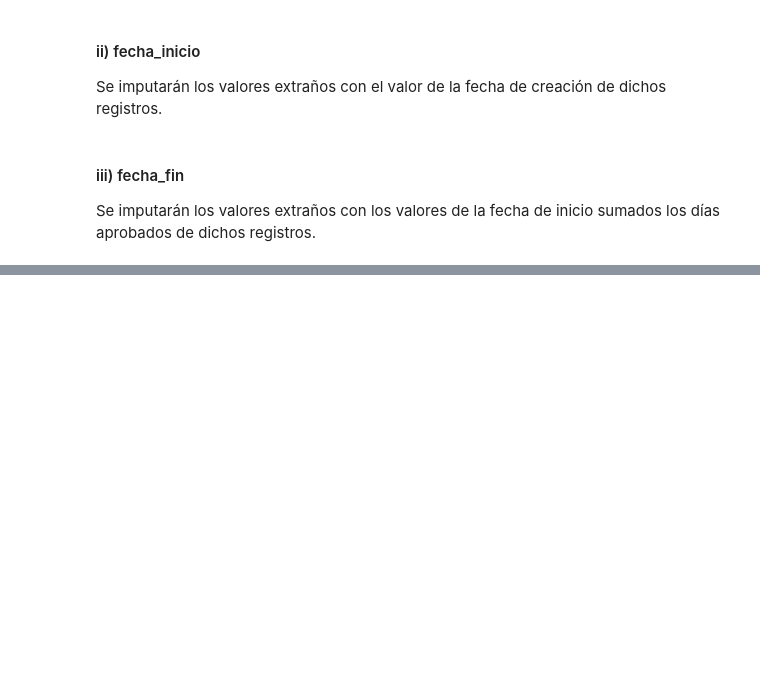
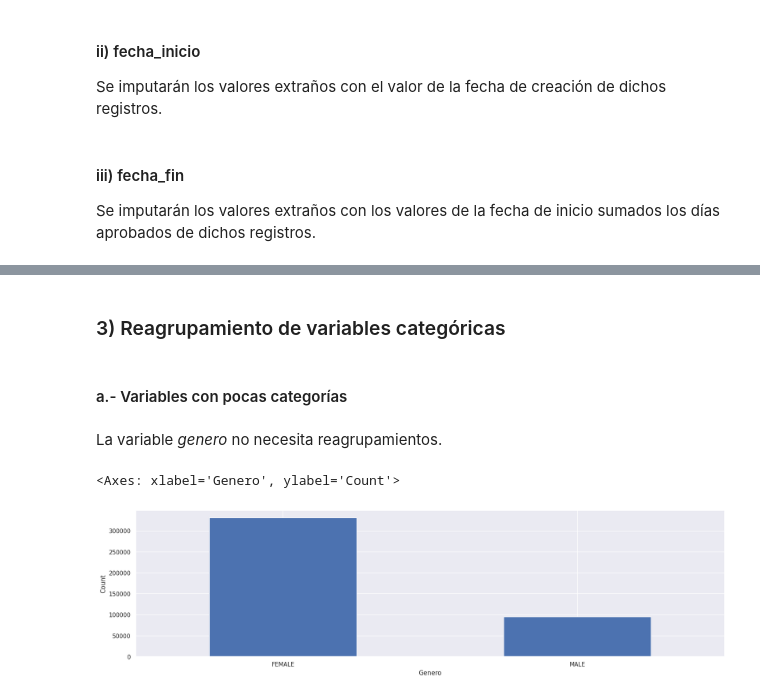
Before and after one commit to grabyc/diplodatos-mentoria, a Jupyter notebook: TP02/TP02_Consignas.ipynb, the cells around one changed output, grey strips where cells are left out. Saved outputs shown, nothing was run; the diff lists cells and outputs as text; code cells hidden in the pictures; blank space fills up the shorter version.

Commit message:
TP02 - Inciso 3 Reagrupamiento de variables

```diff
--- a/TP02/TP02_Consignas.ipynb
+++ b/TP02/TP02_Consignas.ipynb
@@ -544,0 +525,11 @@ dtype: int64
+# %% [markdown]
+### 3) Reagrupamiento de variables categóricas
+# %% [markdown]
+#### a.- Variables con pocas categorías
+# %% [markdown]
+La variable *genero* no necesita reagrupamientos.
+# %%
+relev_df['genero'].value_counts().plot(kind='bar', xlabel='Genero', ylabel='Count', rot=0)
+# %% [output]
+<Axes: xlabel='Genero', ylabel='Count'>
+[figure, added]
```
Also changed, not shown: parts of 15 cells of this notebook.
